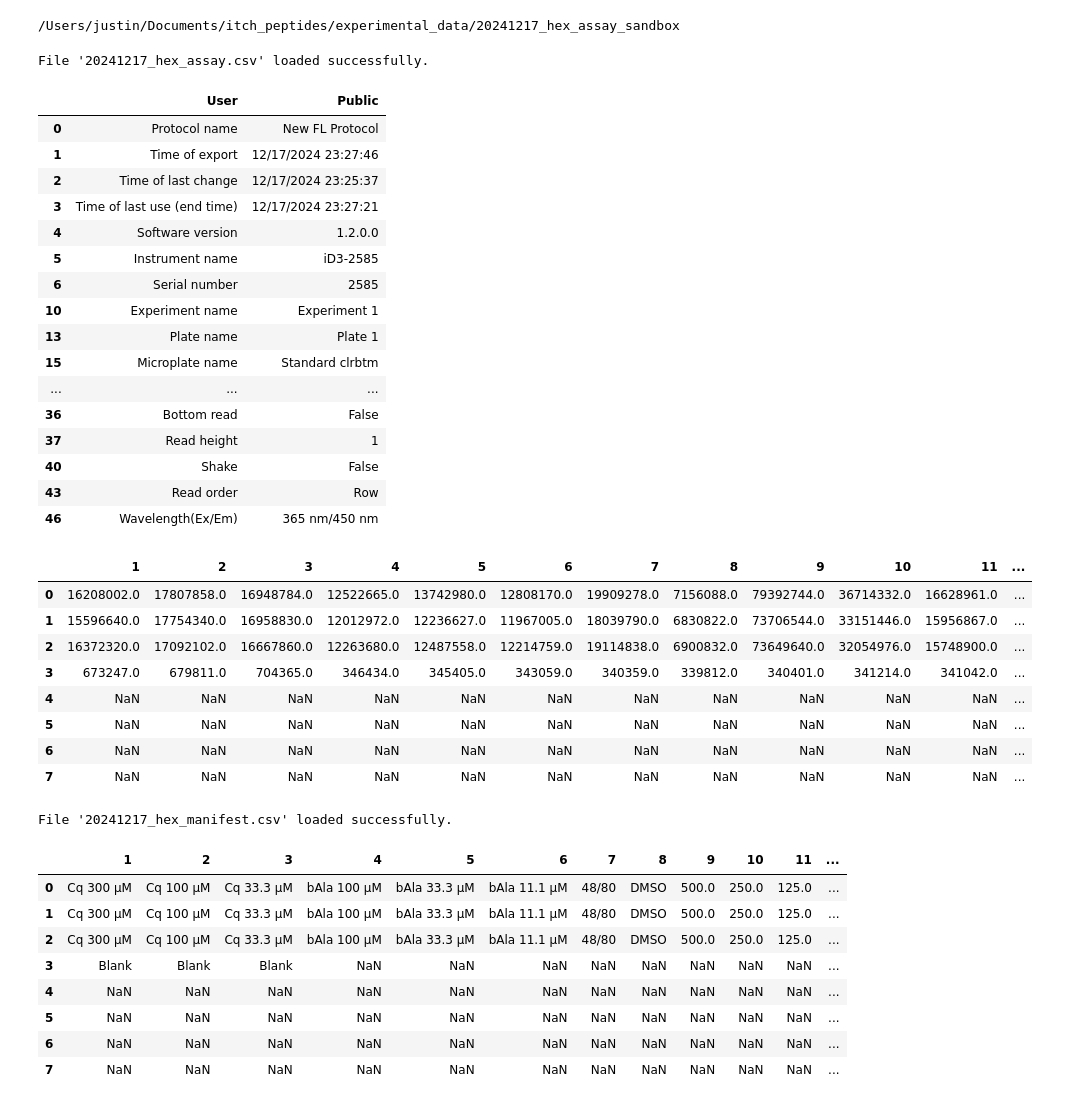
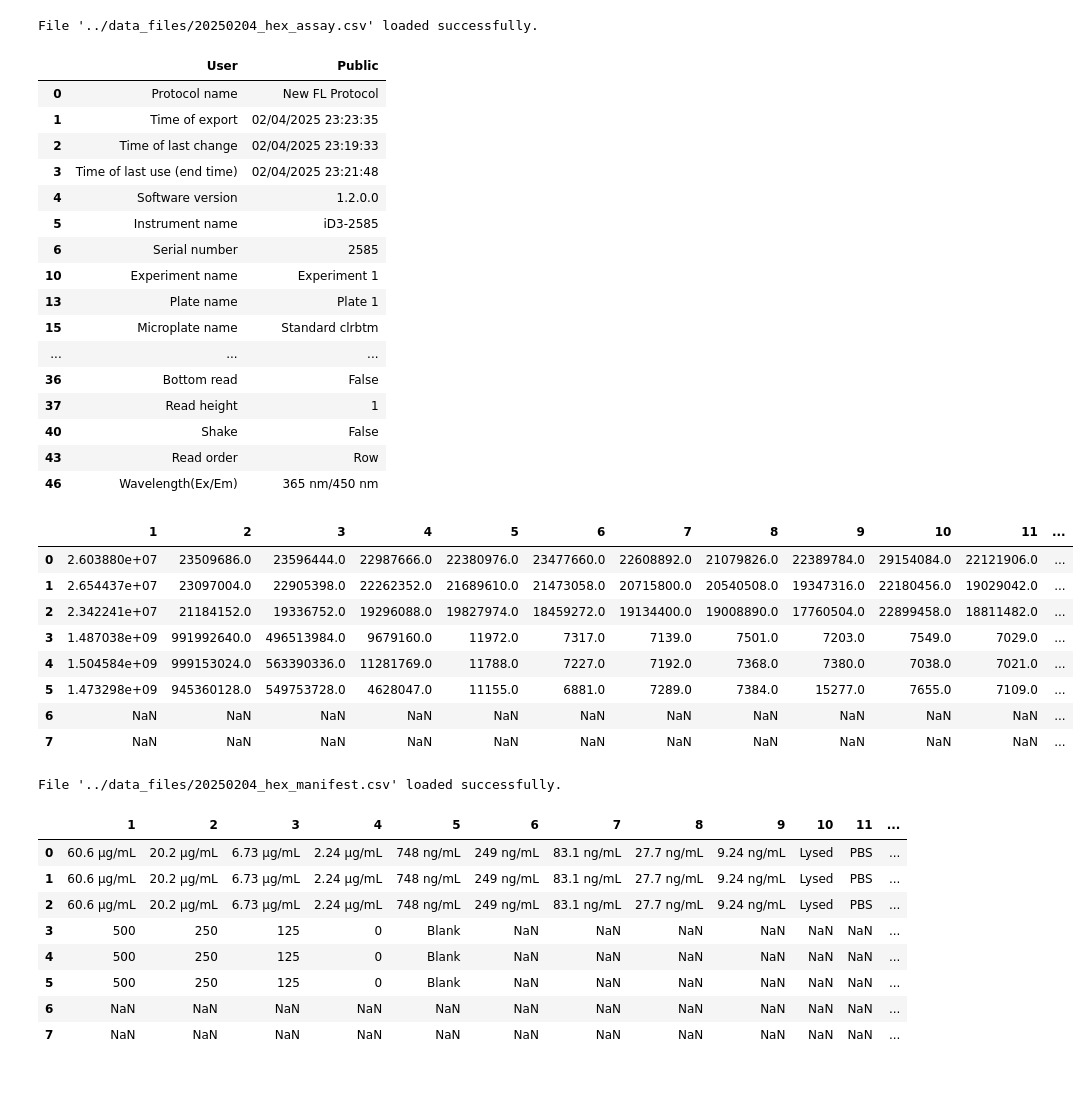
Before and after one commit to Arcadia-Science/2025-hex-assay-analysis, a Jupyter notebook: analysis_notebooks/hex_assay_analysis_main.ipynb, the cells around one changed output. Saved outputs shown, nothing was run; the diff lists cells and outputs as text; code cells hidden in the pictures.

```diff
--- a/analysis_notebooks/hex_assay_analysis_main.ipynb
+++ b/analysis_notebooks/hex_assay_analysis_main.ipynb
@@ -18,22 +18,11 @@ import numpy as np
 import pandas as pd
 from scipy.stats import f_oneway
 from statsmodels.stats.multicomp import pairwise_tukeyhsd
-# %%
-# Set working directory for this experiment.
-# Working directory should be where raw data are saved.
-# Processed data will also save here.
-
-directory = "/Users/justin/Documents/itch_peptides/experimental_data/20241217_hex_assay_sandbox/"
-
-os.chdir(directory)
-print(os.getcwd())
-# %% [output]
-/Users/justin/Documents/itch_peptides/experimental_data/20241217_hex_assay_sandbox
 # %%
 # Parameterization.
 
-data_filename = "20241217_hex_assay.csv"  # enter raw data file name here.
-manifest_filename = "20241217_hex_manifest.csv"  # enter sample manifest file name here.
+data_filename = "../data_files/20250204_hex_assay.csv"  # enter raw data file name here.
+manifest_filename = "../data_files/20250204_hex_manifest.csv"  # enter sample manifest file name here.
 
 # The blank value should match the label of blank wells.
 blank = "Blank"
@@ -47,37 +36,41 @@ standard_vals = [
 ]
 
 # enter the name of the experiment as a string for plot labels.
-experiment_name = "Exp 11 Hexosaminidase Assay"
+experiment_name = "20250204 48/80 Dose Response Assay in HMC1.2"
 # %%
-data_path = os.path.join(directory, data_filename)
-
-if os.path.exists(data_path):
-    data = pd.read_csv(data_path)
+if os.path.exists(data_filename):
+    data = pd.read_csv(data_filename)
     print(f"File '{data_filename}' loaded successfully.")
 else:
     print(f"Error: File '{data_filename}' not found in the directory '{directory}'.")
     print(
         """
         Please check the file path, file name, and ensure the file is present
-        in the working directory.
+        at the specified location.
         """
     )
 # %% [output]
-File '20241217_hex_assay.csv' loaded successfully.
+File '../data_files/20250204_hex_assay.csv' loaded successfully.
 # %%
 # Metadata are found in rows where both column A and column B have non-empty values,
 # so metadata are extracted by identifying rows with non-empty values in these columns.
 
+output_directory = os.path.splitext(os.path.basename(data_filename))[0]
+output_path = '../output_files/' + output_directory
+os.makedirs(output_path, exist_ok = True)
+
+output_filename = output_path + '/' + output_directory
+
 metadata = data.dropna(subset=["User", "Public"])
 metadata = metadata.iloc[:, :2]
-metadata.to_csv(data_filename[:-4] + "_metadata.csv", index=False)
+metadata.to_csv(output_filename + "_metadata.csv", index=False)
 metadata
 # %% [output]
 |  | User | Public |
 | 0 | Protocol name | New FL Protocol |
-| 1 | Time of export | 12/17/2024 23:27:46 |
-| 2 | Time of last change | 12/17/2024 23:25:37 |
-| 3 | Time of last use (end time) | 12/17/2024 23:27:21 |
+| 1 | Time of export | 02/04/2025 23:23:35 |
+| 2 | Time of last change | 02/04/2025 23:19:33 |
+| 3 | Time of last use (end time) | 02/04/2025 23:21:48 |
 | 4 | Software version | 1.2.0.0 |
 | 5 | Instrument name | iD3-2585 |
 | 6 | Serial number | 2585 |
@@ -93,37 +86,35 @@ metadata
 # %%
 # Sample data are laid out in a 96-well plate format,
 # look for a row where columns contain values 1, 2, ..., 12.
 header_row = data.apply(
     lambda row: all(
         1.0 <= val <= 12.0 for val in pd.to_numeric(row[2:], errors="coerce").fillna(-1)
     ),
     axis=1,
 )
 header_index = header_row.idxmax()
 
 sample_data = data.iloc[header_index:].reset_index(drop=True)
 sample_data = sample_data.iloc[1:, 2:].reset_index(drop=True)
 sample_data.columns = range(1, sample_data.shape[1] + 1)
-sample_data.to_csv(data_filename[:-4] + "_sample_data.csv", index=False)
+sample_data.to_csv(output_filename + "_sample_data.csv", index=False)
 
 sample_data
 # %% [output]
 |  | 1 | 2 | 3 | 4 | 5 | 6 | 7 | 8 | 9 | 10 | 11 | ... |
-| 0 | 16208002.0 | 17807858.0 | 16948784.0 | 12522665.0 | 13742980.0 | 12808170.0 | 19909278.0 | 7156088.0 | 79392744.0 | 36714332.0 | 16628961.0 | ... |
-| 1 | 15596640.0 | 17754340.0 | 16958830.0 | 12012972.0 | 12236627.0 | 11967005.0 | 18039790.0 | 6830822.0 | 73706544.0 | 33151446.0 | 15956867.0 | ... |
-| 2 | 16372320.0 | 17092102.0 | 16667860.0 | 12263680.0 | 12487558.0 | 12214759.0 | 19114838.0 | 6900832.0 | 73649640.0 | 32054976.0 | 15748900.0 | ... |
-| 3 | 673247.0 | 679811.0 | 704365.0 | 346434.0 | 345405.0 | 343059.0 | 340359.0 | 339812.0 | 340401.0 | 341214.0 | 341042.0 | ... |
-| 4 | NaN | NaN | NaN | NaN | NaN | NaN | NaN | NaN | NaN | NaN | NaN | ... |
-| 5 | NaN | NaN | NaN | NaN | NaN | NaN | NaN | NaN | NaN | NaN | NaN | ... |
+| 0 | 2.603880e+07 | 23509686.0 | 23596444.0 | 22987666.0 | 22380976.0 | 23477660.0 | 22608892.0 | 21079826.0 | 22389784.0 | 29154084.0 | 22121906.0 | ... |
+| 1 | 2.654437e+07 | 23097004.0 | 22905398.0 | 22262352.0 | 21689610.0 | 21473058.0 | 20715800.0 | 20540508.0 | 19347316.0 | 22180456.0 | 19029042.0 | ... |
+| 2 | 2.342241e+07 | 21184152.0 | 19336752.0 | 19296088.0 | 19827974.0 | 18459272.0 | 19134400.0 | 19008890.0 | 17760504.0 | 22899458.0 | 18811482.0 | ... |
+| 3 | 1.487038e+09 | 991992640.0 | 496513984.0 | 9679160.0 | 11972.0 | 7317.0 | 7139.0 | 7501.0 | 7203.0 | 7549.0 | 7029.0 | ... |
+| 4 | 1.504584e+09 | 999153024.0 | 563390336.0 | 11281769.0 | 11788.0 | 7227.0 | 7192.0 | 7368.0 | 7380.0 | 7038.0 | 7021.0 | ... |
+| 5 | 1.473298e+09 | 945360128.0 | 549753728.0 | 4628047.0 | 11155.0 | 6881.0 | 7289.0 | 7384.0 | 15277.0 | 7655.0 | 7109.0 | ... |
 | 6 | NaN | NaN | NaN | NaN | NaN | NaN | NaN | NaN | NaN | NaN | NaN | ... |
 | 7 | NaN | NaN | NaN | NaN | NaN | NaN | NaN | NaN | NaN | NaN | NaN | ... |
 # %%
 # Data must be restructured and labeled for plotting and analysis,
 # so sample manifest is used to sort and label data.
 
-manifest_path = os.path.join(directory, manifest_filename)
-
-if os.path.exists(manifest_path):
+if os.path.exists(manifest_filename):
     manifest = pd.read_csv(manifest_filename)
     manifest = manifest.drop(columns="Manifest")
     print(f"File '{manifest_filename}' loaded successfully.")
@@ -132,20 +123,20 @@ else:
     print(
         """
         Please check the file path, file name, and ensure the file is present
-        in the working directory.
+        at the specified location.
         """
     )
 
 manifest
 # %% [output]
-File '20241217_hex_manifest.csv' loaded successfully.
+File '../data_files/20250204_hex_manifest.csv' loaded successfully.
 |  | 1 | 2 | 3 | 4 | 5 | 6 | 7 | 8 | 9 | 10 | 11 | ... |
-| 0 | Cq 300 µM | Cq 100 µM | Cq 33.3 µM | bAla 100 µM | bAla 33.3 µM | bAla 11.1 µM | 48/80 | DMSO | 500.0 | 250.0 | 125.0 | ... |
-| 1 | Cq 300 µM | Cq 100 µM | Cq 33.3 µM | bAla 100 µM | bAla 33.3 µM | bAla 11.1 µM | 48/80 | DMSO | 500.0 | 250.0 | 125.0 | ... |
-| 2 | Cq 300 µM | Cq 100 µM | Cq 33.3 µM | bAla 100 µM | bAla 33.3 µM | bAla 11.1 µM | 48/80 | DMSO | 500.0 | 250.0 | 125.0 | ... |
-| 3 | Blank | Blank | Blank | NaN | NaN | NaN | NaN | NaN | NaN | NaN | NaN | ... |
-| 4 | NaN | NaN | NaN | NaN | NaN | NaN | NaN | NaN | NaN | NaN | NaN | ... |
-| 5 | NaN | NaN | NaN | NaN | NaN | NaN | NaN | NaN | NaN | NaN | NaN | ... |
+| 0 | 60.6 µg/mL | 20.2 µg/mL | 6.73 µg/mL | 2.24 µg/mL | 748 ng/mL | 249 ng/mL | 83.1 ng/mL | 27.7 ng/mL | 9.24 ng/mL | Lysed | PBS | ... |
+| 1 | 60.6 µg/mL | 20.2 µg/mL | 6.73 µg/mL | 2.24 µg/mL | 748 ng/mL | 249 ng/mL | 83.1 ng/mL | 27.7 ng/mL | 9.24 ng/mL | Lysed | PBS | ... |
+| 2 | 60.6 µg/mL | 20.2 µg/mL | 6.73 µg/mL | 2.24 µg/mL | 748 ng/mL | 249 ng/mL | 83.1 ng/mL | 27.7 ng/mL | 9.24 ng/mL | Lysed | PBS | ... |
+| 3 | 500 | 250 | 125 | 0 | Blank | NaN | NaN | NaN | NaN | NaN | NaN | ... |
+| 4 | 500 | 250 | 125 | 0 | Blank | NaN | NaN | NaN | NaN | NaN | NaN | ... |
+| 5 | 500 | 250 | 125 | 0 | Blank | NaN | NaN | NaN | NaN | NaN | NaN | ... |
 | 6 | NaN | NaN | NaN | NaN | NaN | NaN | NaN | NaN | NaN | NaN | NaN | ... |
 | 7 | NaN | NaN | NaN | NaN | NaN | NaN | NaN | NaN | NaN | NaN | NaN | ... |
 # %%
```
Also changed, not shown: parts of 10 cells of this notebook, 5 other files.
